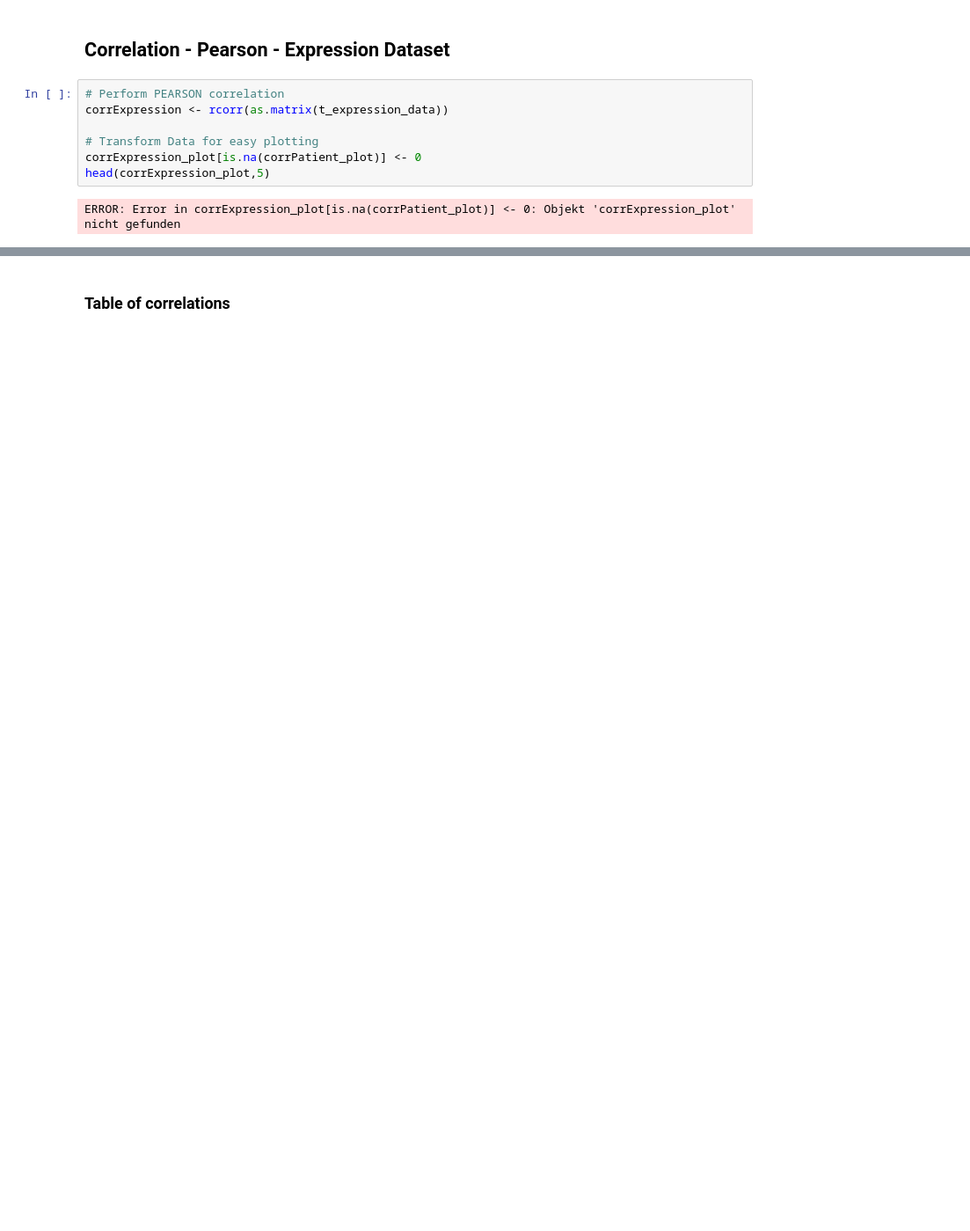
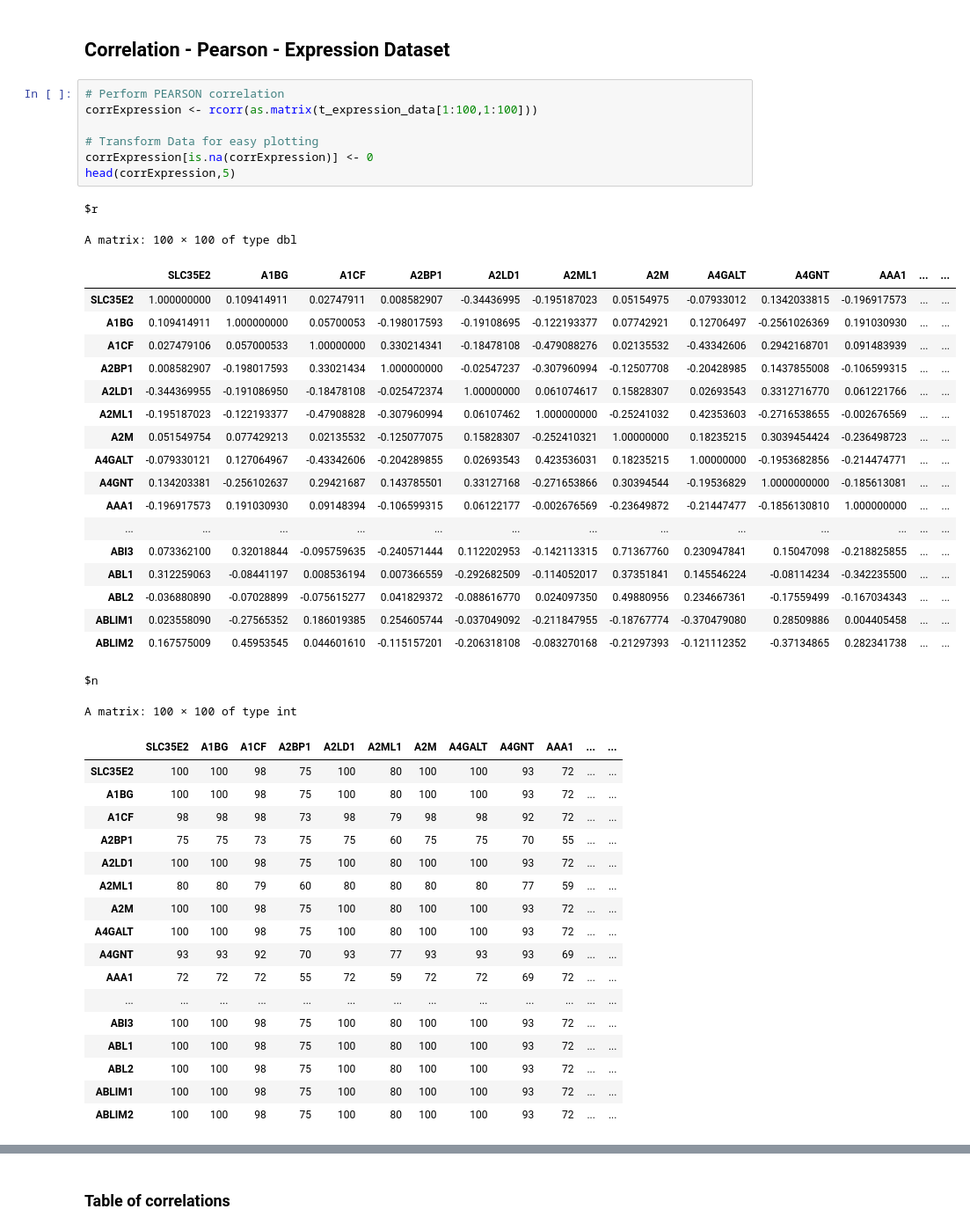
Before and after one commit to markmartorilopez/BigDataAnalytics_R, a Jupyter notebook: BigDataAnalytics_Project2021.ipynb, the cells around one changed output, grey strips where cells are left out. Shown at 88% size. Cells and saved outputs as stored; diff of their text form; blank space fills up the shorter version.

```diff
--- a/BigDataAnalytics_Project2021.ipynb
+++ b/BigDataAnalytics_Project2021.ipynb
@@ -479,10 +522,47 @@ negative for age_at_initial_pathologic_diagnosis and days_to_birth
 ## Correlation - Pearson - Expression Dataset
 # %%
 # Perform PEARSON correlation
-corrExpression <- rcorr(as.matrix(t_expression_data))
+corrExpression <- rcorr(as.matrix(t_expression_data[1:100,1:100]))
 
 # Transform Data for easy plotting
-corrExpression_plot[is.na(corrPatient_plot)] <- 0
-head(corrExpression_plot,5)
+corrExpression[is.na(corrExpression)] <- 0
+head(corrExpression,5)
 # %% [output]
-ERROR: Error in corrExpression_plot[is.na(corrPatient_plot)] <- 0: Objekt 'corrExpression_plot' nicht gefunden
+$r
+A matrix: 100 × 100 of type dbl
+|  | SLC35E2 | A1BG | A1CF | A2BP1 | A2LD1 | A2ML1 | A2M | A4GALT | A4GNT | AAA1 | ... | ... |
+| SLC35E2 | 1.000000000 | 0.109414911 | 0.02747911 | 0.008582907 | -0.34436995 | -0.195187023 | 0.05154975 | -0.07933012 | 0.1342033815 | -0.196917573 | ... | ... |
+| A1BG | 0.109414911 | 1.000000000 | 0.05700053 | -0.198017593 | -0.19108695 | -0.122193377 | 0.07742921 | 0.12706497 | -0.2561026369 | 0.191030930 | ... | ... |
+| A1CF | 0.027479106 | 0.057000533 | 1.00000000 | 0.330214341 | -0.18478108 | -0.479088276 | 0.02135532 | -0.43342606 | 0.2942168701 | 0.091483939 | ... | ... |
+| A2BP1 | 0.008582907 | -0.198017593 | 0.33021434 | 1.000000000 | -0.02547237 | -0.307960994 | -0.12507708 | -0.20428985 | 0.1437855008 | -0.106599315 | ... | ... |
+| A2LD1 | -0.344369955 | -0.191086950 | -0.18478108 | -0.025472374 | 1.00000000 | 0.061074617 | 0.15828307 | 0.02693543 | 0.3312716770 | 0.061221766 | ... | ... |
+| A2ML1 | -0.195187023 | -0.122193377 | -0.47908828 | -0.307960994 | 0.06107462 | 1.000000000 | -0.25241032 | 0.42353603 | -0.2716538655 | -0.002676569 | ... | ... |
+| A2M | 0.051549754 | 0.077429213 | 0.02135532 | -0.125077075 | 0.15828307 | -0.252410321 | 1.00000000 | 0.18235215 | 0.3039454424 | -0.236498723 | ... | ... |
+| A4GALT | -0.079330121 | 0.127064967 | -0.43342606 | -0.204289855 | 0.02693543 | 0.423536031 | 0.18235215 | 1.00000000 | -0.1953682856 | -0.214474771 | ... | ... |
+| A4GNT | 0.134203381 | -0.256102637 | 0.29421687 | 0.143785501 | 0.33127168 | -0.271653866 | 0.30394544 | -0.19536829 | 1.0000000000 | -0.185613081 | ... | ... |
+| AAA1 | -0.196917573 | 0.191030930 | 0.09148394 | -0.106599315 | 0.06122177 | -0.002676569 | -0.23649872 | -0.21447477 | -0.1856130810 | 1.000000000 | ... | ... |
+| ... | ... | ... | ... | ... | ... | ... | ... | ... | ... | ... | ... | ... |
+| ABI3 | 0.073362100 | 0.32018844 | -0.095759635 | -0.240571444 | 0.112202953 | -0.142113315 | 0.71367760 | 0.230947841 | 0.15047098 | -0.218825855 | ... | ... |
+| ABL1 | 0.312259063 | -0.08441197 | 0.008536194 | 0.007366559 | -0.292682509 | -0.114052017 | 0.37351841 | 0.145546224 | -0.08114234 | -0.342235500 | ... | ... |
+| ABL2 | -0.036880890 | -0.07028899 | -0.075615277 | 0.041829372 | -0.088616770 | 0.024097350 | 0.49880956 | 0.234667361 | -0.17559499 | -0.167034343 | ... | ... |
+| ABLIM1 | 0.023558090 | -0.27565352 | 0.186019385 | 0.254605744 | -0.037049092 | -0.211847955 | -0.18767774 | -0.370479080 | 0.28509886 | 0.004405458 | ... | ... |
+| ABLIM2 | 0.167575009 | 0.45953545 | 0.044601610 | -0.115157201 | -0.206318108 | -0.083270168 | -0.21297393 | -0.121112352 | -0.37134865 | 0.282341738 | ... | ... |
+$n
+A matrix: 100 × 100 of type int
+|  | SLC35E2 | A1BG | A1CF | A2BP1 | A2LD1 | A2ML1 | A2M | A4GALT | A4GNT | AAA1 | ... | ... |
+| SLC35E2 | 100 | 100 | 98 | 75 | 100 | 80 | 100 | 100 | 93 | 72 | ... | ... |
+| A1BG | 100 | 100 | 98 | 75 | 100 | 80 | 100 | 100 | 93 | 72 | ... | ... |
+| A1CF | 98 | 98 | 98 | 73 | 98 | 79 | 98 | 98 | 92 | 72 | ... | ... |
+| A2BP1 | 75 | 75 | 73 | 75 | 75 | 60 | 75 | 75 | 70 | 55 | ... | ... |
+| A2LD1 | 100 | 100 | 98 | 75 | 100 | 80 | 100 | 100 | 93 | 72 | ... | ... |
+| A2ML1 | 80 | 80 | 79 | 60 | 80 | 80 | 80 | 80 | 77 | 59 | ... | ... |
+| A2M | 100 | 100 | 98 | 75 | 100 | 80 | 100 | 100 | 93 | 72 | ... | ... |
+| A4GALT | 100 | 100 | 98 | 75 | 100 | 80 | 100 | 100 | 93 | 72 | ... | ... |
+| A4GNT | 93 | 93 | 92 | 70 | 93 | 77 | 93 | 93 | 93 | 69 | ... | ... |
+| AAA1 | 72 | 72 | 72 | 55 | 72 | 59 | 72 | 72 | 69 | 72 | ... | ... |
+| ... | ... | ... | ... | ... | ... | ... | ... | ... | ... | ... | ... | ... |
+| ABI3 | 100 | 100 | 98 | 75 | 100 | 80 | 100 | 100 | 93 | 72 | ... | ... |
+| ABL1 | 100 | 100 | 98 | 75 | 100 | 80 | 100 | 100 | 93 | 72 | ... | ... |
+| ABL2 | 100 | 100 | 98 | 75 | 100 | 80 | 100 | 100 | 93 | 72 | ... | ... |
+| ABLIM1 | 100 | 100 | 98 | 75 | 100 | 80 | 100 | 100 | 93 | 72 | ... | ... |
+| ABLIM2 | 100 | 100 | 98 | 75 | 100 | 80 | 100 | 100 | 93 | 72 | ... | ... |
```
Also changed, not shown: parts of 33 cells of this notebook.
